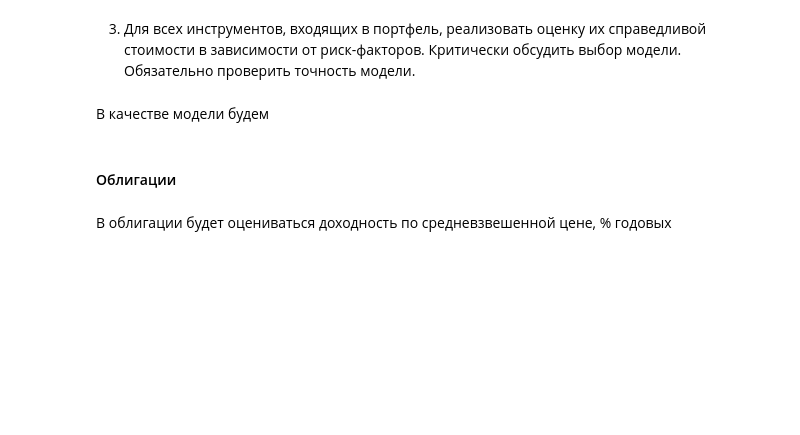
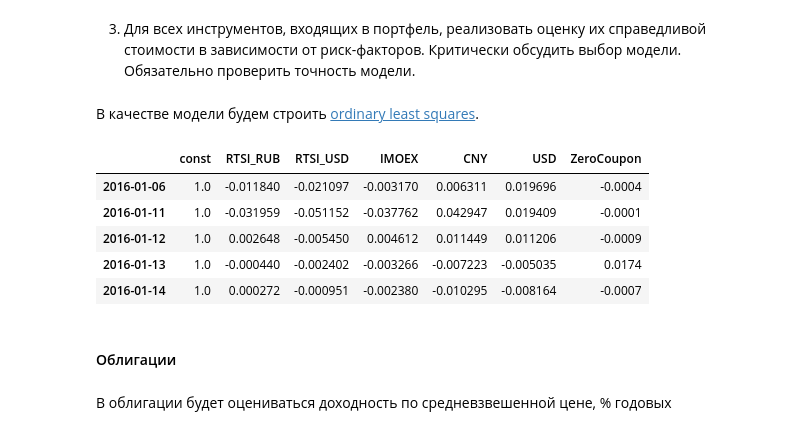
Before and after one commit to gaarutyunov/market-risk, a Jupyter notebook: notebooks/real_prices.ipynb, the cells around one changed output. Saved outputs shown, nothing was run; the diff lists cells and outputs as text; code cells hidden in the pictures; blank space fills up the shorter version.

```diff
--- a/notebooks/real_prices.ipynb
+++ b/notebooks/real_prices.ipynb
@@ -1,8 +1,24 @@
 # %% [markdown]
 3. Для всех инструментов, входящих в портфель, реализовать оценку их справедливой стоимости в зависимости от риск-факторов. Критически обсудить выбор модели. Обязательно проверить точность модели.
-# %% [markdown]
-В качестве модели будем
+# %% [markdown]
+В качестве модели будем строить [ordinary least squares](https://en.wikipedia.org/wiki/Ordinary_least_squares#:~:text=Further%20reading-,Linear%20model,-%5Bedit%5D).
 # %%
 import numpy as np
 import pandas as pd
 import statsmodels.api as sm
+# %%
+risks = pd.read_csv('risks.csv', skiprows = [1])
+risks.set_index(risks.columns[0], inplace=True)
+risks.rename_axis(None, inplace=True)
+
+# Добавляем константу
+risks = sm.add_constant(risks)
+# %%
+risks.head()
+# %% [output]
+|  | const | RTSI_RUB | RTSI_USD | IMOEX | CNY | USD | ZeroCoupon |
+| 2016-01-06 | 1.0 | -0.011840 | -0.021097 | -0.003170 | 0.006311 | 0.019696 | -0.0004 |
+| 2016-01-11 | 1.0 | -0.031959 | -0.051152 | -0.037762 | 0.042947 | 0.019409 | -0.0001 |
+| 2016-01-12 | 1.0 | 0.002648 | -0.005450 | 0.004612 | 0.011449 | 0.011206 | -0.0009 |
+| 2016-01-13 | 1.0 | -0.000440 | -0.002402 | -0.003266 | -0.007223 | -0.005035 | 0.0174 |
+| 2016-01-14 | 1.0 | 0.000272 | -0.000951 | -0.002380 | -0.010295 | -0.008164 | -0.0007 |
```
Also changed, not shown: parts of 22 cells of this notebook, 1 other file.
